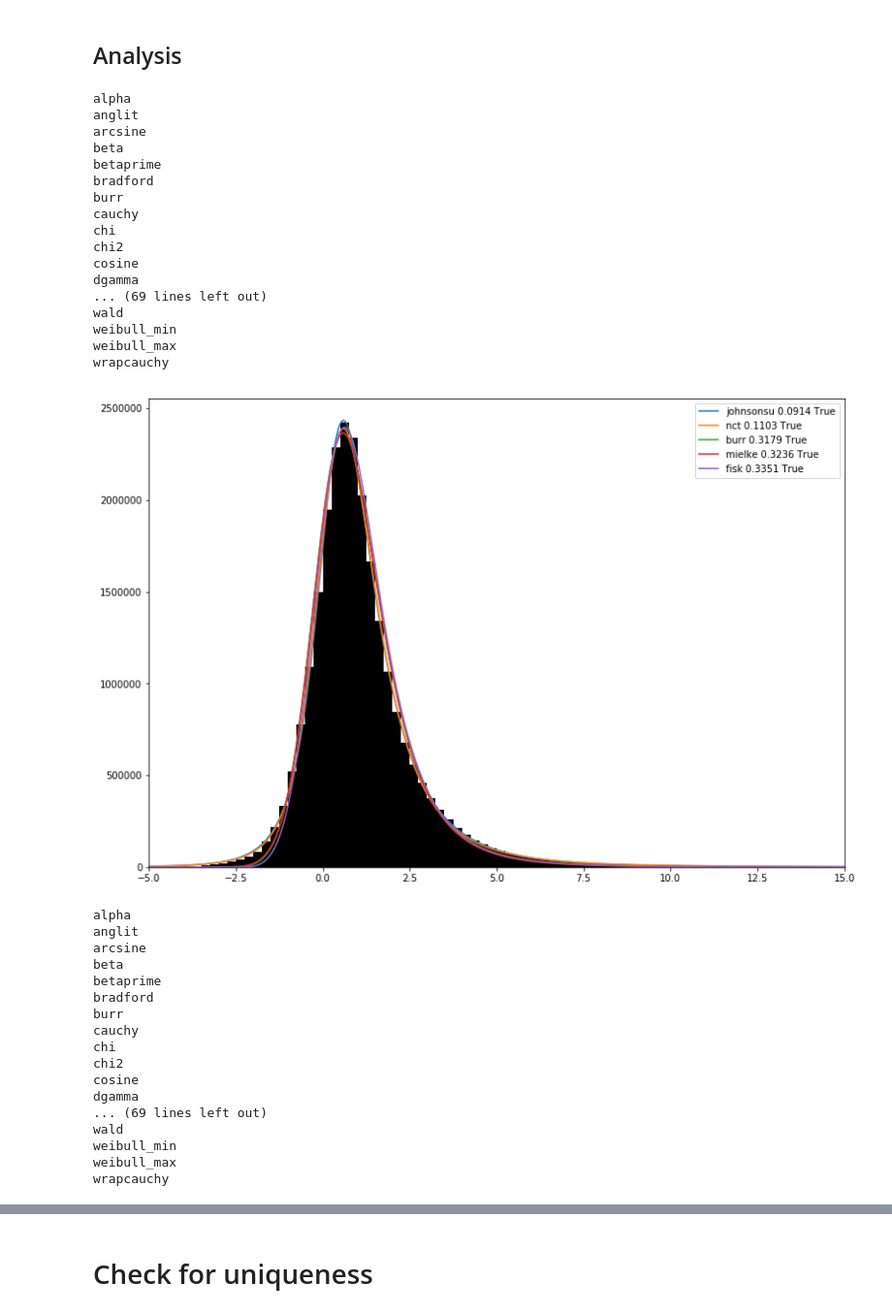
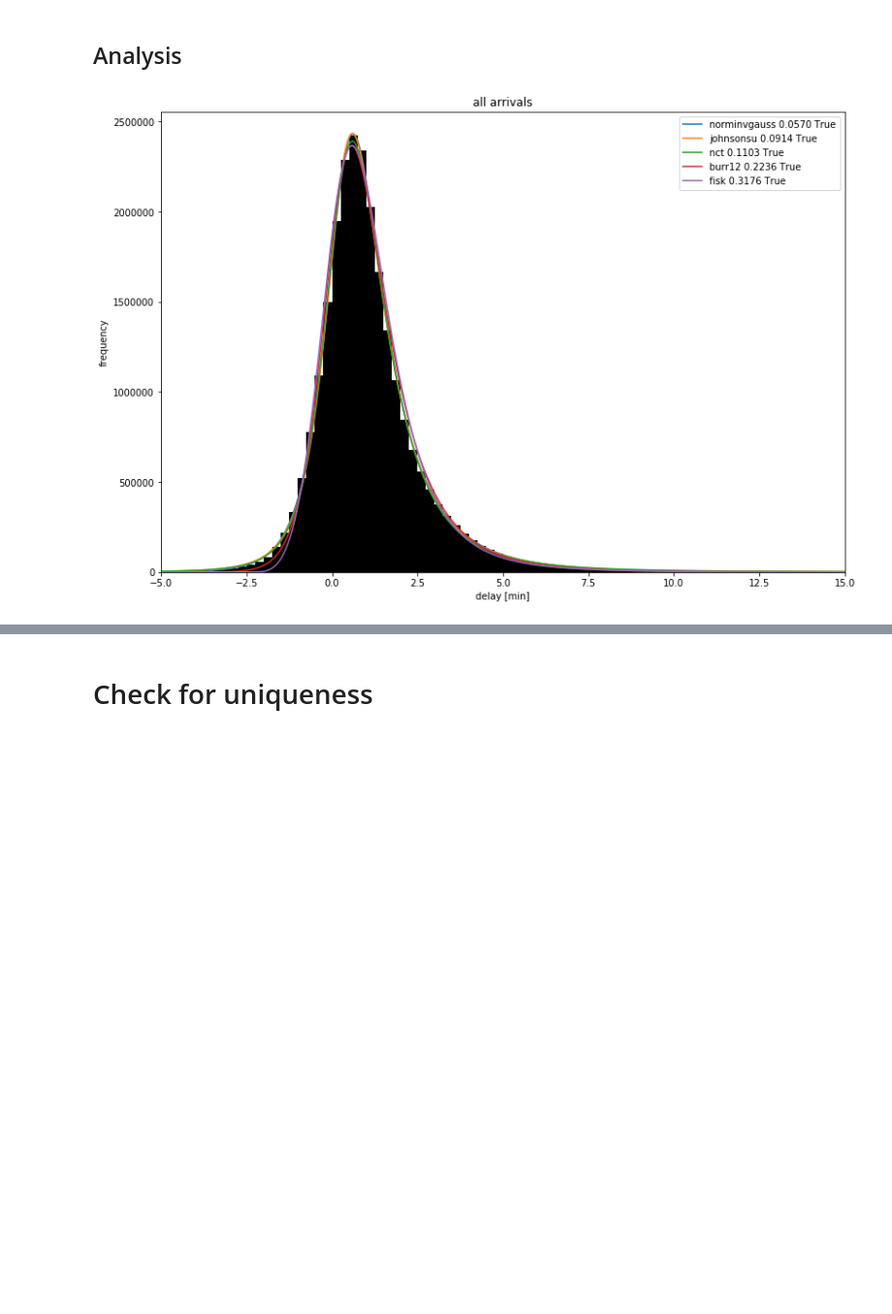
Before and after one commit to jlieberherr/swiss-train-delay-distributions, a Jupyter notebook: analysis.ipynb, the cells around one changed output, grey strips where cells are left out. Shown at 97% size. Saved outputs shown, nothing was run; the diff lists cells and outputs as text; code cells hidden in the pictures; blank space fills up the shorter version.

Commit message:
analysis with full data

```diff
--- a/analysis.ipynb
+++ b/analysis.ipynb
@@ -195,10 +198,12 @@ Wall time: 1.7 s
 # %%
 all_distributions = set([x for x in st._continuous_distns.__dict__["__all__"] if not x.endswith("_gen")])
 print "# continous distributions: {}".format(len(all_distributions))
-excluded_distributions = set([])
+excluded_distributions = set([
+    'rv_histogram', # not a distribution (?)
+    'levy_stable', # fit is very slow
+])
 print "# excluded distributions: {}".format(len(excluded_distributions))
-analysed_distributions = all_distributions - excluded_distributions
+analysed_distributions = sorted(list(all_distributions - excluded_distributions))
 print "# analysed distributions: {}".format(len(analysed_distributions))
-print analysed_distributions
 # %% [output]
 # continous distributions: 99
@@ -208,3 +212,9 @@ set(['genhalflogistic', 'triang', 'rayleigh', 'betaprime', 'foldnorm', 'dgamma',
+# %%
+l = []
+nb_shape_params_per_dist_name = {}
+for d in analysed_distributions:
+    dist = getattr(scipy.stats, d)
+    nb_shape_params_per_dist_name[d] = len(dist.shapes) if dist.shapes else 0
 # %%
 dist_names_large = [
     'alpha',
@@ -348,7 +358,7 @@ def optimize(dist_name, data, opt_type='kst'):
     opt_paras = minimize(fun_eval, first_guess, method='nelder-mead')
     return opt_paras
 # %%
-def evaluate(data, dist_names=dist_names_large, left=left, right=right, step=step, plot_best_n=5):
+def evaluate(data, dist_names=analysed_distributions, left=left, right=right, step=step, plot_best_n=5, title=""):
     # plot data
     x = np.arange(left, right, step)
     y = np.array(data)
@@ -358,65 +368,34 @@ def evaluate(data, dist_names=dist_names_large, left=left, right=right, step=ste
     # optimization per distribution
     res_per_dist_name = {}
     for dist_name in dist_names:
-        print dist_name
+        print "\r {}".format(dist_name),
         try:
             res = optimize(dist_name, y, opt_type='as')
             res_per_dist_name[dist_name] = res
         except Exception as e:
             print "no success: {}".format(e)
-
+    print "\r",
     # plot best distributions
     sorted_dist_name_res_pairs = sorted(res_per_dist_name.items(), key=lambda p: float("inf") if math.isnan(p[1].fun) else p[1].fun) # be aware: sorting not correct if nan's are not set to inf!!!
     x_dist=np.arange(left, right, 0.05)
     for dist_name, res in sorted_dist_name_res_pairs[:plot_best_n]:
-            dist = getattr(scipy.stats, dist_name)
-            param = res.x
-            pdf_fitted = dist.pdf(x_dist, *param[:-2], loc=param[-2], scale=param[-1]) * h[0].sum() * step
-            plt.plot(x_dist, pdf_fitted, label="{} {:.4f} {}".format(dist_name, res.fun, res.success))
+        dist = getattr(scipy.stats, dist_name)
+        param = res.x
+        pdf_fitted = dist.pdf(x_dist, *param[:-2], loc=param[-2], scale=param[-1]) * h[0].sum() * step
+        plt.plot(x_dist, pdf_fitted, label="{} {:.4f} {}".format(dist_name, res.fun, res.success))
     plt.xlim(x[0], x[-1])
     plt.legend(loc='upper right')
+    plt.title(title)
+    plt.xlabel("delay [min]")
+    plt.ylabel("frequency")
     plt.show()
     return res_per_dist_name
 # %% [markdown]
 ## Analysis
 # %%
 warnings.filterwarnings(action='ignore')
-res_per_dist_name_all_an = evaluate(df_an_versp)
-res_per_dist_name_ic_an = evaluate(df_an_versp_ic)
-res_per_dist_name_s_an = evaluate(df_an_versp_s)
+res_per_dist_name_all_an = evaluate(df_an_versp, title="all arrivals")
+res_per_dist_name_ic_an = evaluate(df_an_versp_ic, title="ic arrivals")
+res_per_dist_name_s_an = evaluate(df_an_versp_s, title="s arrivals")
 # %% [output]
-alpha
-anglit
-arcsine
-beta
-betaprime
-bradford
-burr
-cauchy
-chi
-chi2
-cosine
-dgamma
-... (69 lines left out)
-wald
-weibull_min
-weibull_max
-wrapcauchy
-[figure, old version]
+[figure, new version]
-alpha
-anglit
-arcsine
-beta
-betaprime
-bradford
-burr
-cauchy
-chi
-chi2
-cosine
-dgamma
-... (69 lines left out)
-wald
-weibull_min
-weibull_max
-wrapcauchy
```
Also changed, not shown: parts of 23 cells of this notebook, 1 other file.
